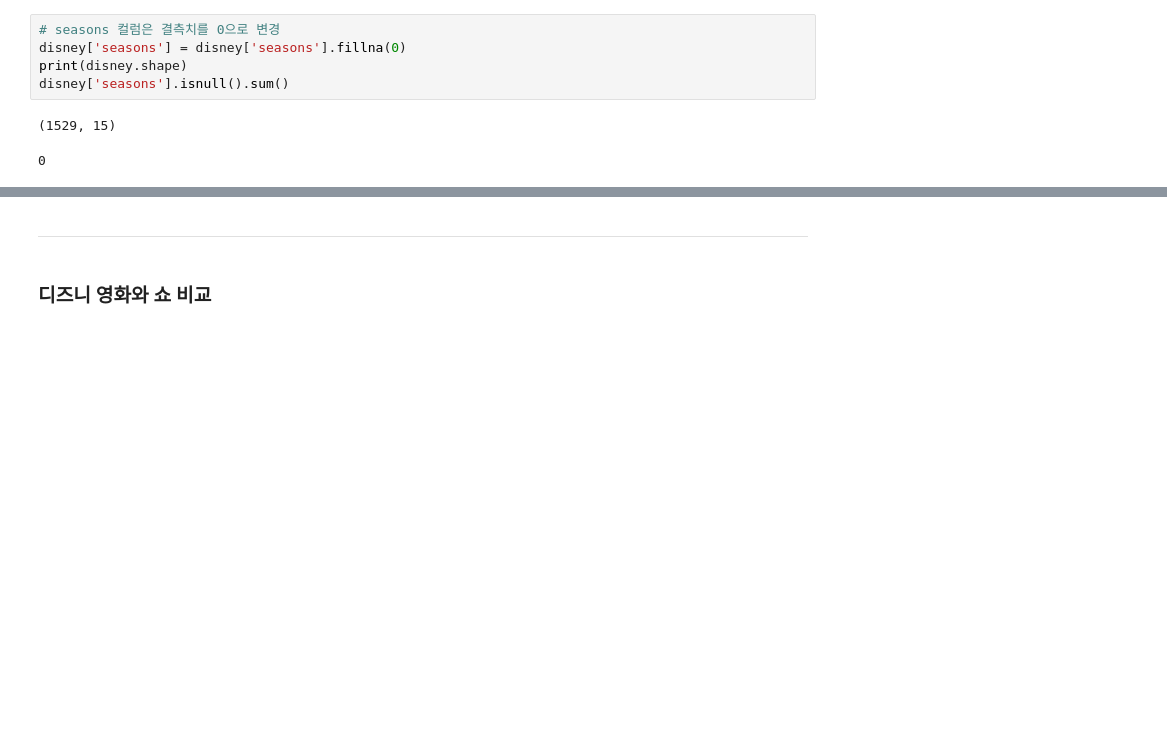
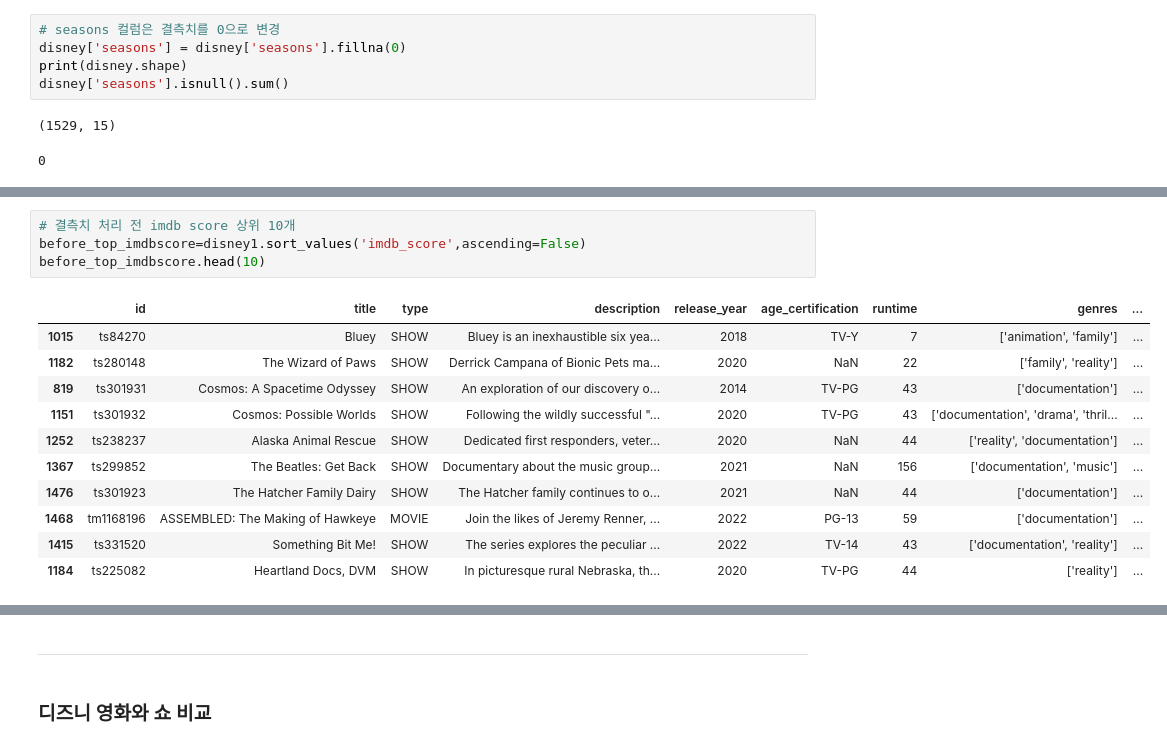
Before and after one commit to soy53/Datathon_ott, a Jupyter notebook: Disney.ipynb, the cells around one changed output, grey strips where cells are left out. Drawn from its saved outputs; the diff is of its cells as text; blank space fills up the shorter version.

```diff
--- a/Disney.ipynb
+++ b/Disney.ipynb
@@ -421,0 +296,16 @@ plt.show()
+# %%
+# 결측치 처리 전 imdb score 상위 10개
+before_top_imdbscore=disney1.sort_values('imdb_score',ascending=False)
+before_top_imdbscore.head(10)
+# %% [output]
+|  | id | title | type | description | release_year | age_certification | runtime | genres | ... |
+| 1015 | ts84270 | Bluey | SHOW | Bluey is an inexhaustible six yea... | 2018 | TV-Y | 7 | ['animation', 'family'] | ... |
+| 1182 | ts280148 | The Wizard of Paws | SHOW | Derrick Campana of Bionic Pets ma... | 2020 | NaN | 22 | ['family', 'reality'] | ... |
+| 819 | ts301931 | Cosmos: A Spacetime Odyssey | SHOW | An exploration of our discovery o... | 2014 | TV-PG | 43 | ['documentation'] | ... |
+| 1151 | ts301932 | Cosmos: Possible Worlds | SHOW | Following the wildly successful "... | 2020 | TV-PG | 43 | ['documentation', 'drama', 'thril... | ... |
+| 1252 | ts238237 | Alaska Animal Rescue | SHOW | Dedicated first responders, veter... | 2020 | NaN | 44 | ['reality', 'documentation'] | ... |
+| 1367 | ts299852 | The Beatles: Get Back | SHOW | Documentary about the music group... | 2021 | NaN | 156 | ['documentation', 'music'] | ... |
+| 1476 | ts301923 | The Hatcher Family Dairy | SHOW | The Hatcher family continues to o... | 2021 | NaN | 44 | ['documentation'] | ... |
+| 1468 | tm1168196 | ASSEMBLED: The Making of Hawkeye | MOVIE | Join the likes of Jeremy Renner, ... | 2022 | PG-13 | 59 | ['documentation'] | ... |
+| 1415 | ts331520 | Something Bit Me! | SHOW | The series explores the peculiar ... | 2022 | TV-14 | 43 | ['documentation', 'reality'] | ... |
+| 1184 | ts225082 | Heartland Docs, DVM | SHOW | In picturesque rural Nebraska, th... | 2020 | TV-PG | 44 | ['reality'] | ... |
```
Also changed, not shown: parts of 40 cells of this notebook.
